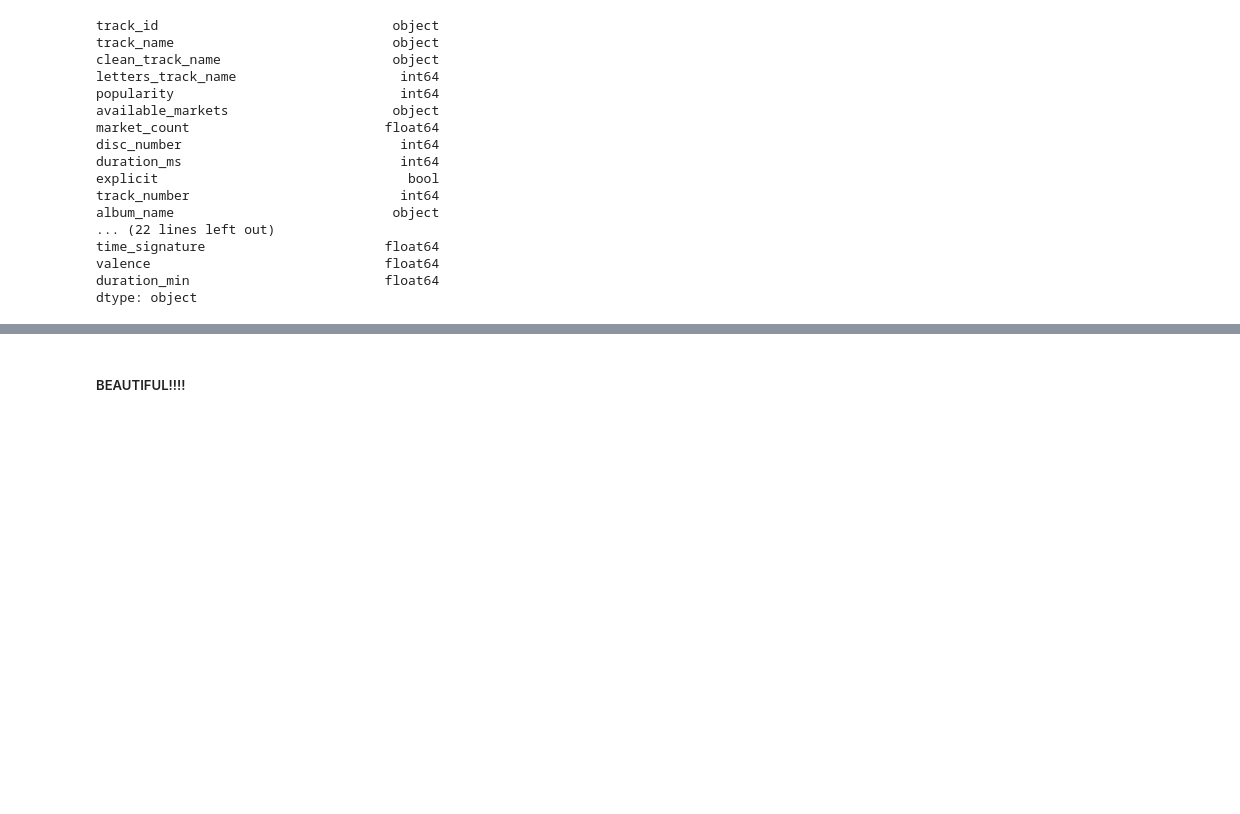
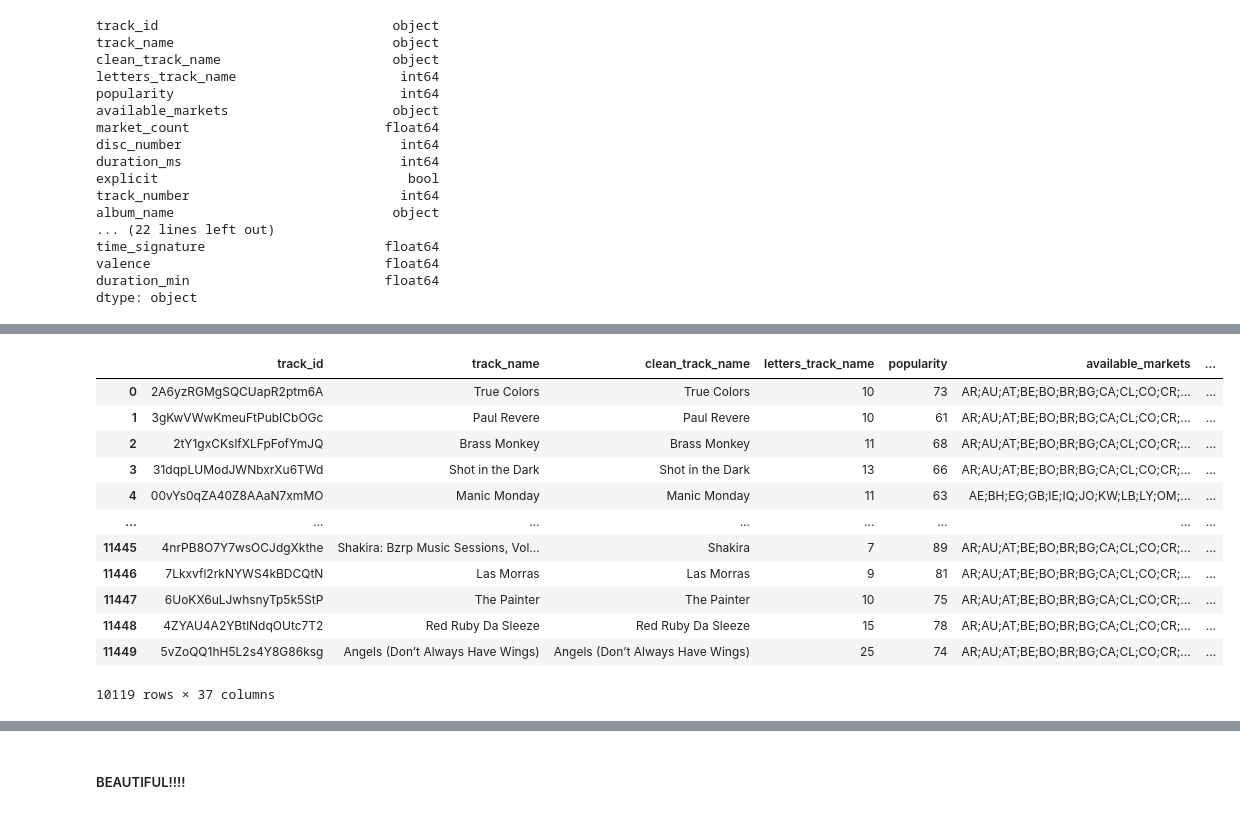
Before and after one commit to kenadipea/Simulations_Project, a Jupyter notebook: zane_12_8.ipynb, the cells around one changed output, grey strips where cells are left out. Cells and saved outputs as stored; diff of their text form; code cells hidden in the pictures; blank space fills up the shorter version.

```diff
--- a/zane_12_8.ipynb
+++ b/zane_12_8.ipynb
@@ -425,3 +424,20 @@ time_signature                float64
 valence                       float64
 duration_min                  float64
 dtype: object
+# %%
+pd.options.display.max_columns = None
+display(df)
+# %% [output]
+|  | track_id | track_name | clean_track_name | letters_track_name | popularity | available_markets | ... |
+| 0 | 2A6yzRGMgSQCUapR2ptm6A | True Colors | True Colors | 10 | 73 | AR;AU;AT;BE;BO;BR;BG;CA;CL;CO;CR;... | ... |
+| 1 | 3gKwVWwKmeuFtPubICbOGc | Paul Revere | Paul Revere | 10 | 61 | AR;AU;AT;BE;BO;BR;BG;CA;CL;CO;CR;... | ... |
+| 2 | 2tY1gxCKslfXLFpFofYmJQ | Brass Monkey | Brass Monkey | 11 | 68 | AR;AU;AT;BE;BO;BR;BG;CA;CL;CO;CR;... | ... |
+| 3 | 31dqpLUModJWNbxrXu6TWd | Shot in the Dark | Shot in the Dark | 13 | 66 | AR;AU;AT;BE;BO;BR;BG;CA;CL;CO;CR;... | ... |
+| 4 | 00vYs0qZA40Z8AAaN7xmMO | Manic Monday | Manic Monday | 11 | 63 | AE;BH;EG;GB;IE;IQ;JO;KW;LB;LY;OM;... | ... |
+| ... | ... | ... | ... | ... | ... | ... | ... |
+| 11445 | 4nrPB8O7Y7wsOCJdgXkthe | Shakira: Bzrp Music Sessions, Vol... | Shakira | 7 | 89 | AR;AU;AT;BE;BO;BR;BG;CA;CL;CO;CR;... | ... |
+| 11446 | 7Lkxvfl2rkNYWS4kBDCQtN | Las Morras | Las Morras | 9 | 81 | AR;AU;AT;BE;BO;BR;BG;CA;CL;CO;CR;... | ... |
+| 11447 | 6UoKX6uLJwhsnyTp5k5StP | The Painter | The Painter | 10 | 75 | AR;AU;AT;BE;BO;BR;BG;CA;CL;CO;CR;... | ... |
+| 11448 | 4ZYAU4A2YBtlNdqOUtc7T2 | Red Ruby Da Sleeze | Red Ruby Da Sleeze | 15 | 78 | AR;AU;AT;BE;BO;BR;BG;CA;CL;CO;CR;... | ... |
+| 11449 | 5vZoQQ1hH5L2s4Y8G86ksg | Angels (Don’t Always Have Wings) | Angels (Don’t Always Have Wings) | 25 | 74 | AR;AU;AT;BE;BO;BR;BG;CA;CL;CO;CR;... | ... |
+10119 rows × 37 columns
```
Also changed, not shown: parts of 16 cells of this notebook.
